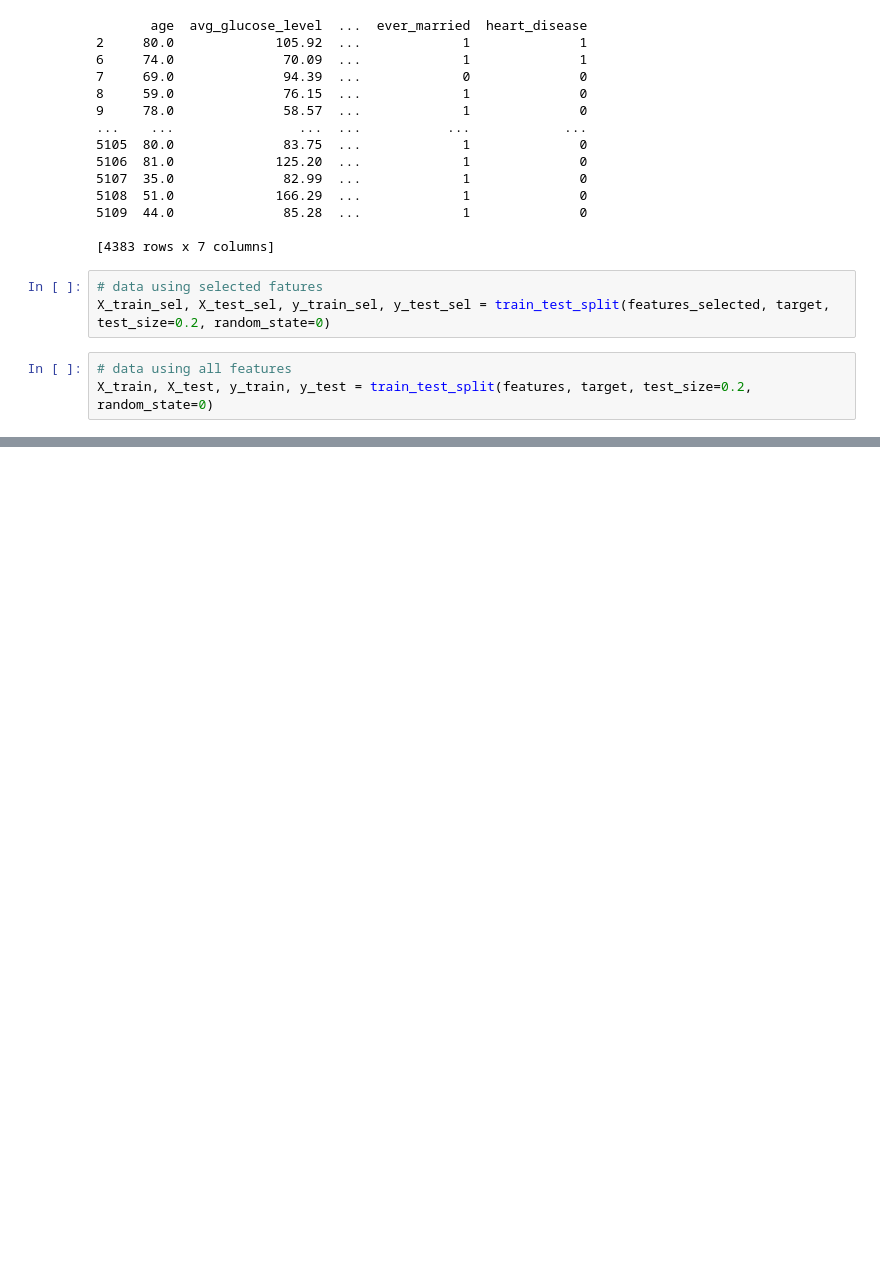
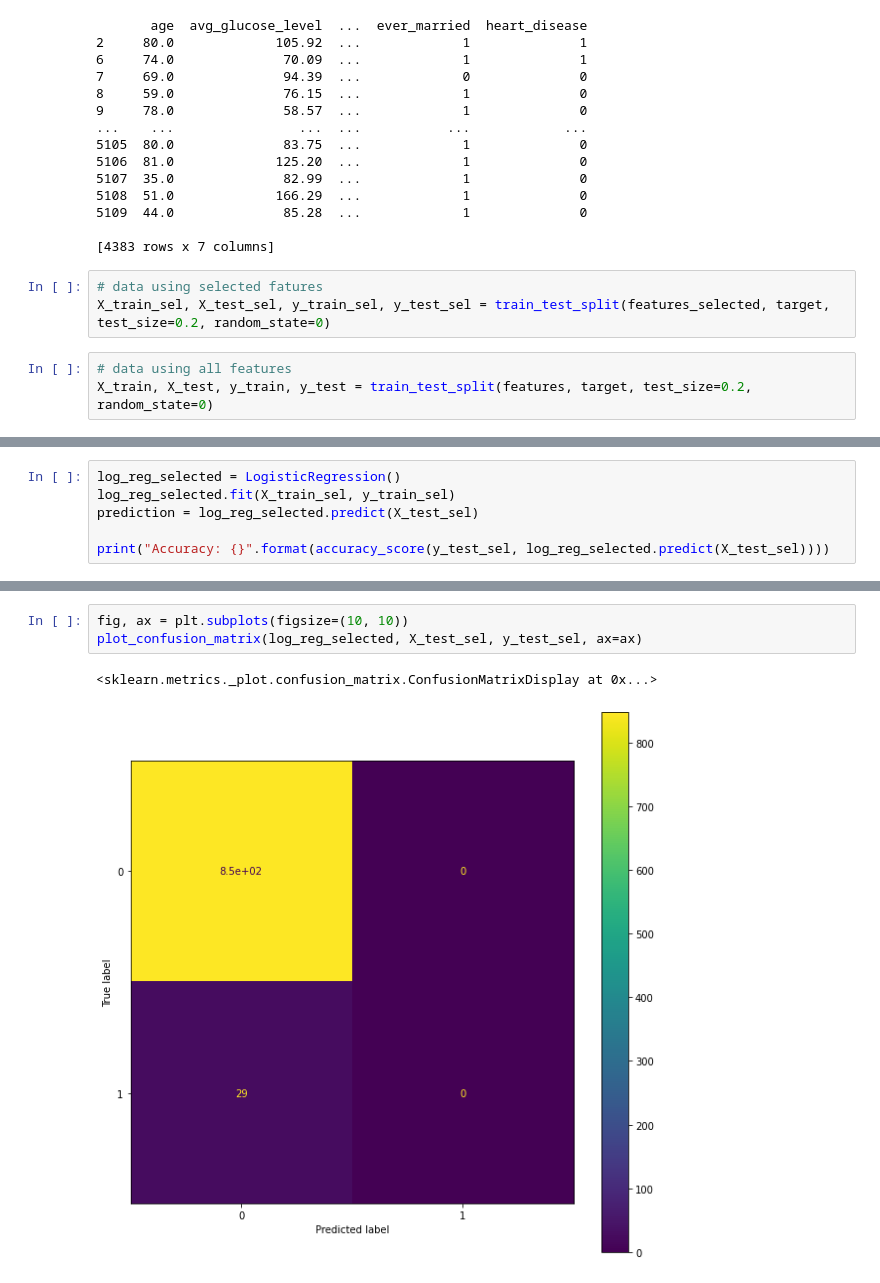
Before and after one commit to buczekEngineering/Stroke-Prediction-Application, a Jupyter notebook: Data_Processing_Part2.ipynb, the cells around one changed output, grey strips where cells are left out. Saved outputs shown, nothing was run; the diff lists cells and outputs as text; blank space fills up the shorter version.

```diff
--- a/Data_Processing_Part2.ipynb
+++ b/Data_Processing_Part2.ipynb
@@ -477,0 +498,6 @@ X_train, X_test, y_train, y_test = train_test_split(features, target, test_size=
+# %%
+log_reg_selected = LogisticRegression()
+log_reg_selected.fit(X_train_sel, y_train_sel)
+prediction = log_reg_selected.predict(X_test_sel)
+
+print("Accuracy: {}".format(accuracy_score(y_test_sel, log_reg_selected.predict(X_test_sel))))
@@ -477,0 +702,6 @@ X_train, X_test, y_train, y_test = train_test_split(features, target, test_size=
+# %%
+fig, ax = plt.subplots(figsize=(10, 10))
+plot_confusion_matrix(log_reg_selected, X_test_sel, y_test_sel, ax=ax)
+# %% [output]
+<sklearn.metrics._plot.confusion_matrix.ConfusionMatrixDisplay at 0x...>
+[figure, added]
```
Also changed, not shown: parts of 40 cells of this notebook.
